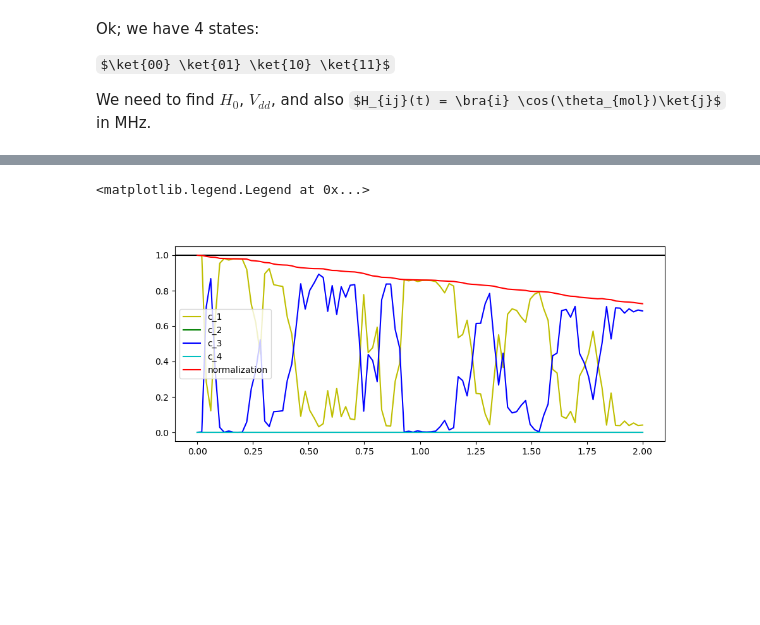
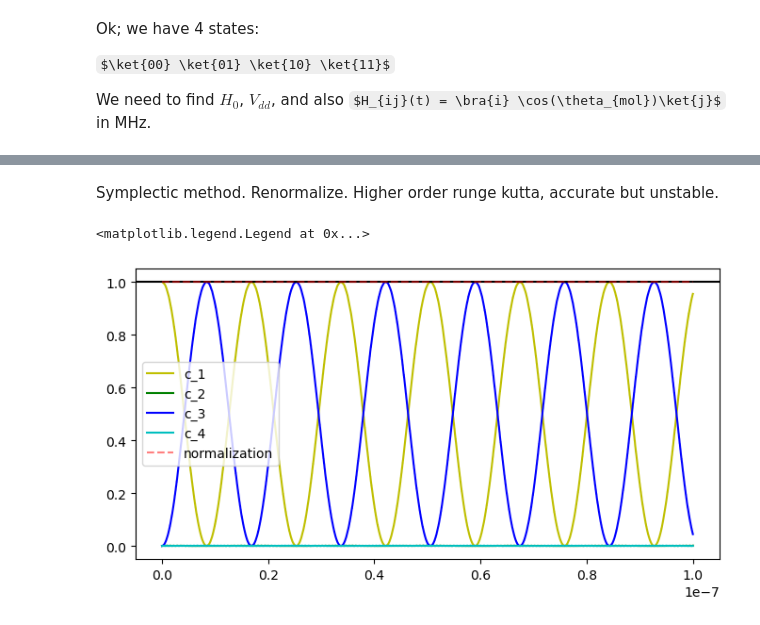
Before and after one commit to pmeshkov/PHY487Research, a Jupyter notebook: NextSteps/testing_no_HFS.ipynb, the cells around one changed output, grey strips where cells are left out. Saved outputs shown, nothing was run; the diff lists cells and outputs as text; code cells hidden in the pictures; some formulas as TeX source; blank space fills up the shorter version.

Commit message:
Preparing matrix data to solve full system, no HFS

```diff
--- a/NextSteps/testing_no_HFS.ipynb
+++ b/NextSteps/testing_no_HFS.ipynb
@@ -32,7 +32,7 @@ def T_half_int(n3, n1, m3, m1, n2, m2, N = 7/2):
     return int(m2     + 5 * n2         + 15 * m1               + (15+30*N)*m3  + (15+60*N+60*N*N)*n1     + (60*N*N*N + 90*N*N + 45*N + 7.5)*n3)
 
 def wigner_3j(n1, n2, n3, m1, m2, m3):
-    if n1 == int(n1):
+    if n1 == int(n1) and n2 == int(n2) and n3 == int(n3):
         return int_wigner_arr[T_int(n3,n1,m3,m1,n2,m2)]
     return halfint_wigner_arr[T_half_int(n3,n1,m3,m1,n2,m2)]
 # %%
@@ -552,3 +573,11 @@ Let's now use scipy runge-kutta to see how the system evolves, starting in the $
 # %%
 from scipy.integrate import solve_ivp
 import pylab
+# %%
+def norm(x):
+    sum = 0
+    for elem in x:
+        sum += abs(elem)*abs(elem)
+    return sum
+# %% [markdown]
+Symplectic method. Renormalize. Higher order runge kutta, accurate but unstable.
@@ -555,37 +605,37 @@ import pylab
 # %%
 def rhs (t, psi):
-    system = MHz_H_0 + MHz_V_dd + MHz_V_laser*V_laser(t)
-    dpsi_dt = np.dot(system, psi) * -1j * 2*math.pi * 1e-6
+    system = V_0 + (V_laser_1+V_laser_2)*laser_osc(t)
+    dpsi_dt = np.dot(system, psi) * -1j * 2*math.pi / h
     return dpsi_dt
 
 # We start in the |00> state
 psi_0 = [1+0j,0+0j,0+0j,0+0j]
 
 t0 = 0
-tfinal = 2
-ts = np.linspace(t0, tfinal, 100)
+tfinal = 100e-9
+ts = np.linspace(t0, tfinal, 10000)
 
-sol = solve_ivp(rhs, [t0, tfinal], psi_0, t_eval=ts, method = 'BDF')
+sol = solve_ivp_renormed(rhs, [t0, tfinal], psi_0, t_eval=ts, method = 'DOP853')
 # %%
-c_1 = sol.y[0]
-c_2 = sol.y[1]
-c_3 = sol.y[2]
-c_4 = sol.y[3]
+c_1 = sol[0]
+c_2 = sol[1]
+c_3 = sol[2]
+c_4 = sol[3]
 
 c_1_square = np.abs(c_1)**2
 c_2_square = np.abs(c_2)**2
 c_3_square = np.abs(c_3)**2
 c_4_square = np.abs(c_4)**2
 
 
-fig, ax = plt.subplots(figsize=(10,4))
-ax.plot(sol.t, c_1_square, 'y', label='c_1')
-ax.plot(sol.t, c_2_square, 'g', label='c_2')
-ax.plot(sol.t, c_3_square, 'b', label='c_3')
-ax.plot(sol.t, c_4_square, 'c', label='c_4')
+fig, ax = plt.subplots(figsize=(8,4))
+ax.plot(ts, c_1_square, 'y', label='c_1')
+ax.plot(ts, c_2_square, 'g', label='c_2')
+ax.plot(ts, c_3_square, 'b', label='c_3')
+ax.plot(ts, c_4_square, 'c', label='c_4')
 ax.axhline(1, c='k')
-ax.plot(sol.t, c_1_square+c_2_square+c_3_square+c_4_square, 'red', label = 'normalization')
+ax.plot(ts, c_1_square+c_2_square+c_3_square+c_4_square, 'r', linestyle='--', label = 'normalization', alpha = 0.5)
 ax.legend()
 # %% [output]
 <matplotlib.legend.Legend at 0x...>
-[figure, old version]
+[figure, new version]
```
Also changed, not shown: parts of 15 cells of this notebook, 3 other files.
